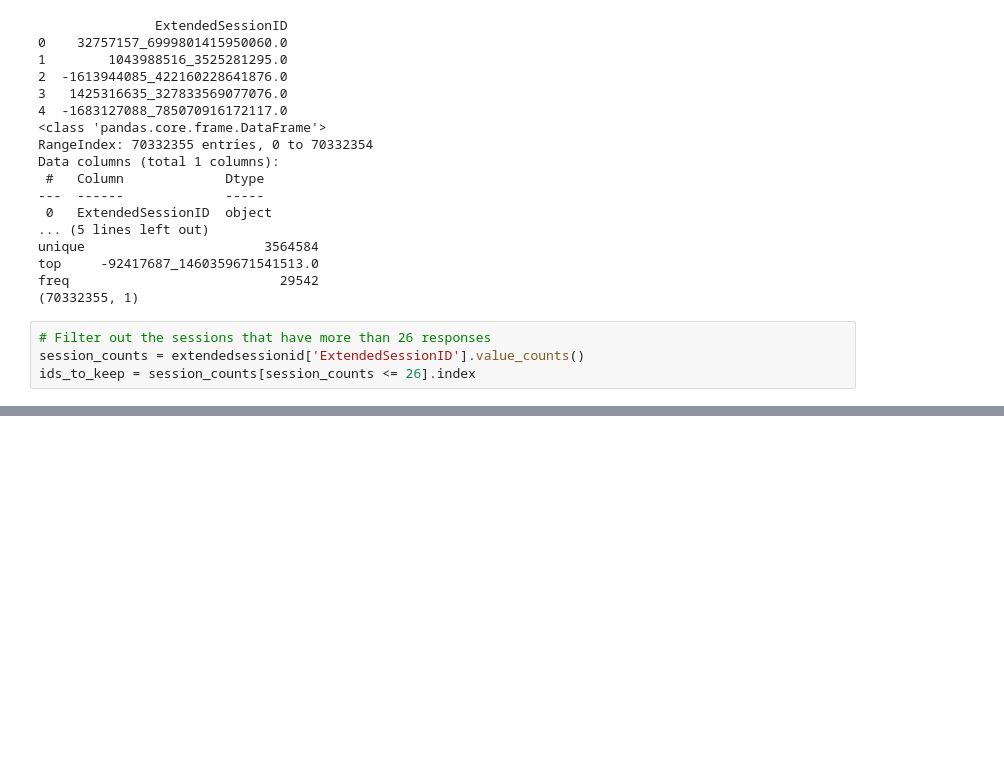
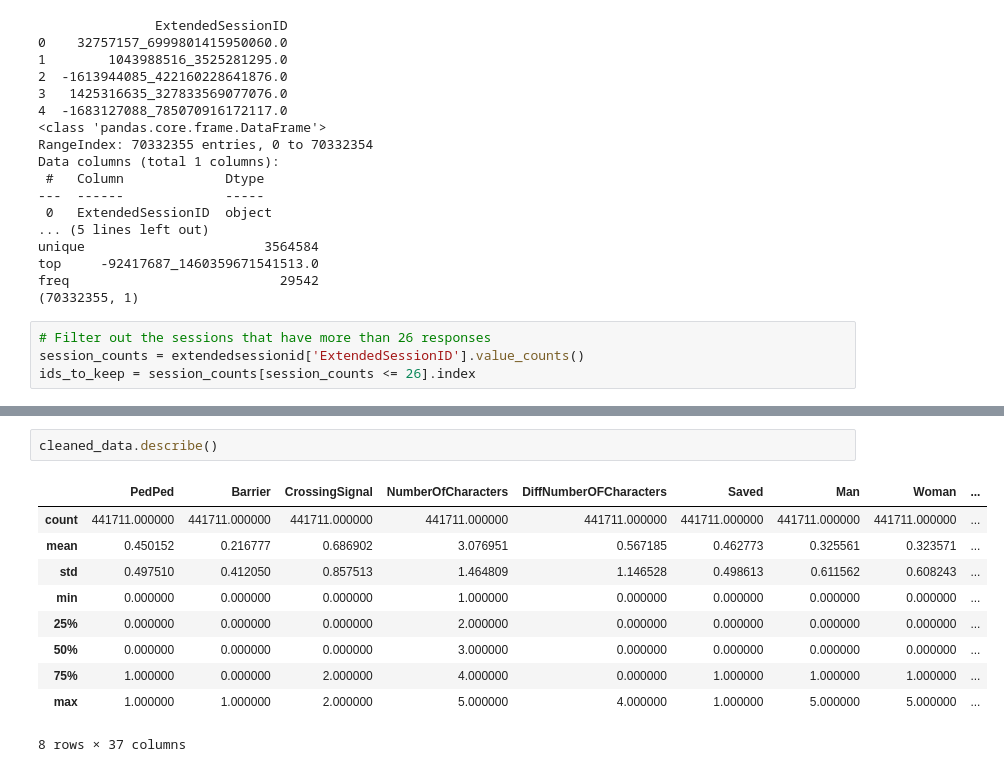
Before and after one commit to Moral-Machine-2024/timoklein, a Jupyter notebook: DSS_Thesis_Code.ipynb, the cells around one changed output, grey strips where cells are left out. Drawn from its saved outputs; the diff is of its cells as text; blank space fills up the shorter version.

```diff
--- a/DSS_Thesis_Code.ipynb
+++ b/DSS_Thesis_Code.ipynb
@@ -438,0 +465,13 @@ merged_df = cleaned_data.merge(df_tri_cleaned, on='Country', how='inner').merge(
+# %%
+cleaned_data.describe()
+# %% [output]
+|  | PedPed | Barrier | CrossingSignal | NumberOfCharacters | DiffNumberOFCharacters | Saved | Man | Woman | ... |
+| count | 441711.000000 | 441711.000000 | 441711.000000 | 441711.000000 | 441711.000000 | 441711.000000 | 441711.000000 | 441711.000000 | ... |
+| mean | 0.450152 | 0.216777 | 0.686902 | 3.076951 | 0.567185 | 0.462773 | 0.325561 | 0.323571 | ... |
+| std | 0.497510 | 0.412050 | 0.857513 | 1.464809 | 1.146528 | 0.498613 | 0.611562 | 0.608243 | ... |
+| min | 0.000000 | 0.000000 | 0.000000 | 1.000000 | 0.000000 | 0.000000 | 0.000000 | 0.000000 | ... |
+| 25% | 0.000000 | 0.000000 | 0.000000 | 2.000000 | 0.000000 | 0.000000 | 0.000000 | 0.000000 | ... |
+| 50% | 0.000000 | 0.000000 | 0.000000 | 3.000000 | 0.000000 | 0.000000 | 0.000000 | 0.000000 | ... |
+| 75% | 1.000000 | 0.000000 | 2.000000 | 4.000000 | 0.000000 | 1.000000 | 1.000000 | 1.000000 | ... |
+| max | 1.000000 | 1.000000 | 2.000000 | 5.000000 | 4.000000 | 1.000000 | 5.000000 | 5.000000 | ... |
+8 rows × 37 columns
```
Also changed, not shown: parts of 5 cells of this notebook.
